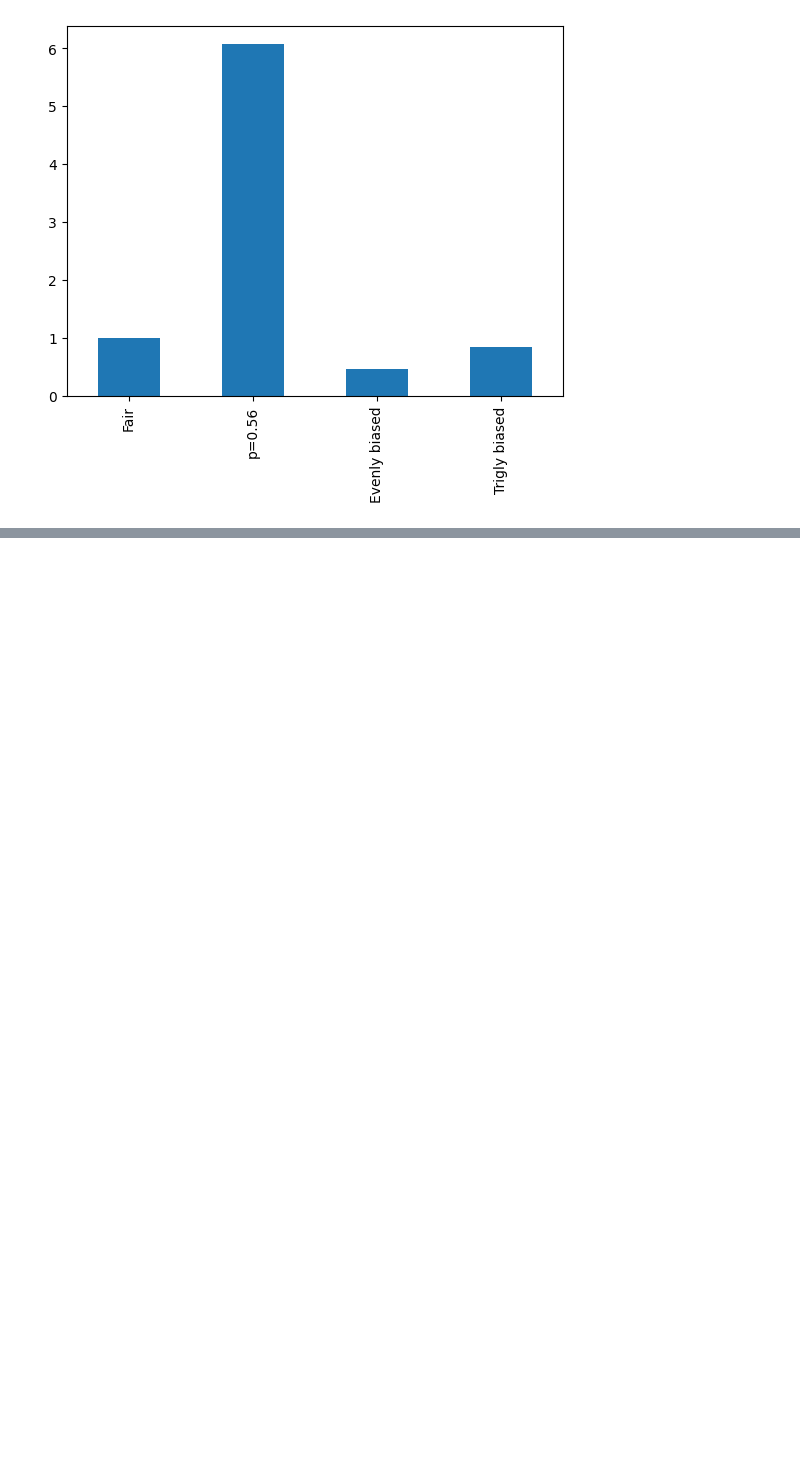
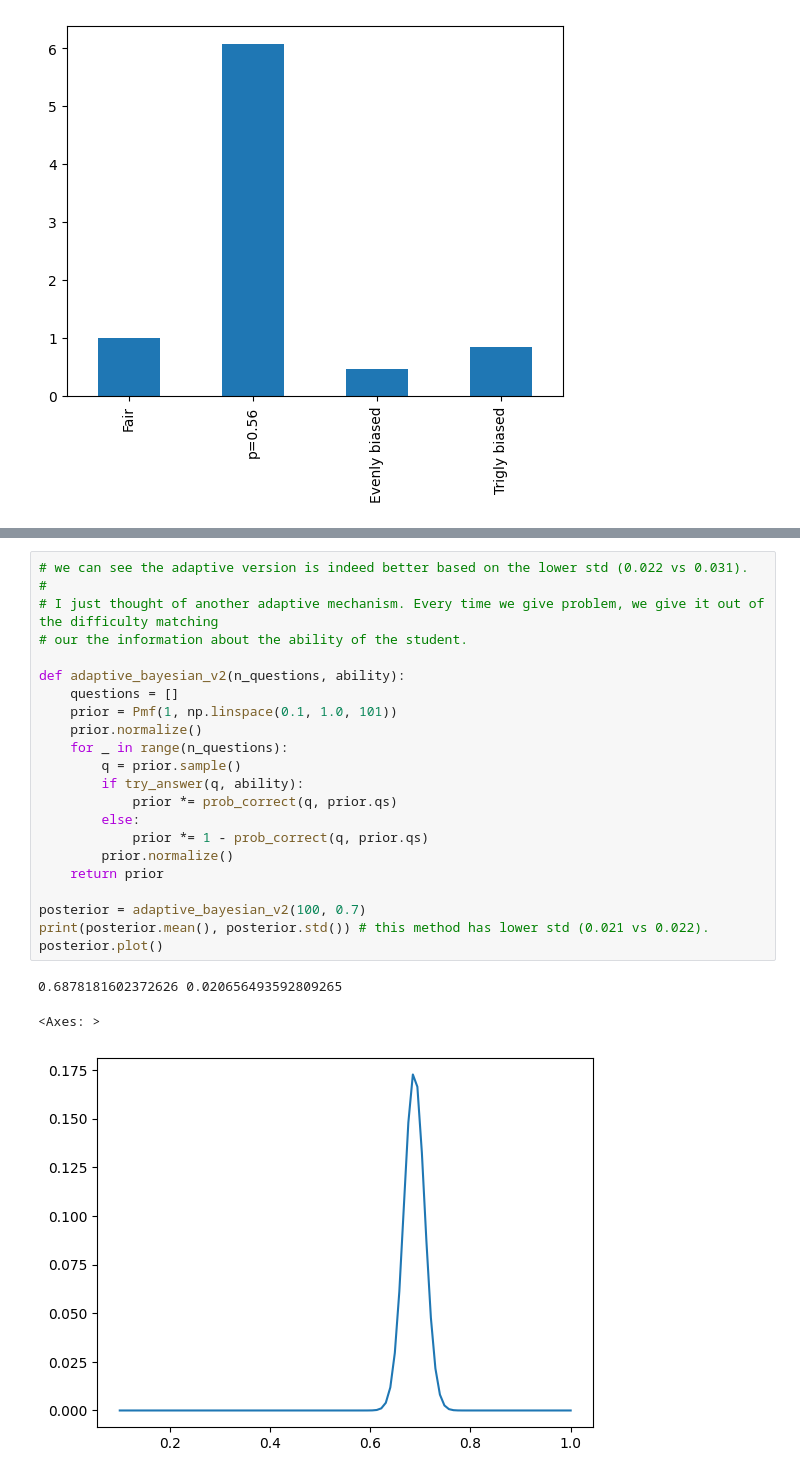
Before and after one commit to shouya/thinking-dumps, a Jupyter notebook: think-bayes/10-testing.ipynb, the cells around one changed output, grey strips where cells are left out. Cells and saved outputs as stored; diff of their text form; blank space fills up the shorter version.

```diff
--- a/think-bayes/10-testing.ipynb
+++ b/think-bayes/10-testing.ipynb
@@ -70,0 +190,26 @@ Rather than knowing the "truthfulness" of a particularly hypothesis. From this p
+# %%
+# we can see the adaptive version is indeed better based on the lower std (0.022 vs 0.031).
+#
+# I just thought of another adaptive mechanism. Every time we give problem, we give it out of the difficulty matching
+# our the information about the ability of the student.
+
+def adaptive_bayesian_v2(n_questions, ability):
+    questions = []
+    prior = Pmf(1, np.linspace(0.1, 1.0, 101))
+    prior.normalize()
+    for _ in range(n_questions):
+        q = prior.sample()
+        if try_answer(q, ability):
+            prior *= prob_correct(q, prior.qs)
+        else:
+            prior *= 1 - prob_correct(q, prior.qs)
+        prior.normalize()
+    return prior
+
+posterior = adaptive_bayesian_v2(100, 0.7)
+print(posterior.mean(), posterior.std()) # this method has lower std (0.021 vs 0.022).
+posterior.plot()
+# %% [output]
+0.6878181602372626 0.020656493592809265
+<Axes: >
+[figure, added]
```
Also changed, not shown: parts of 6 cells of this notebook.
